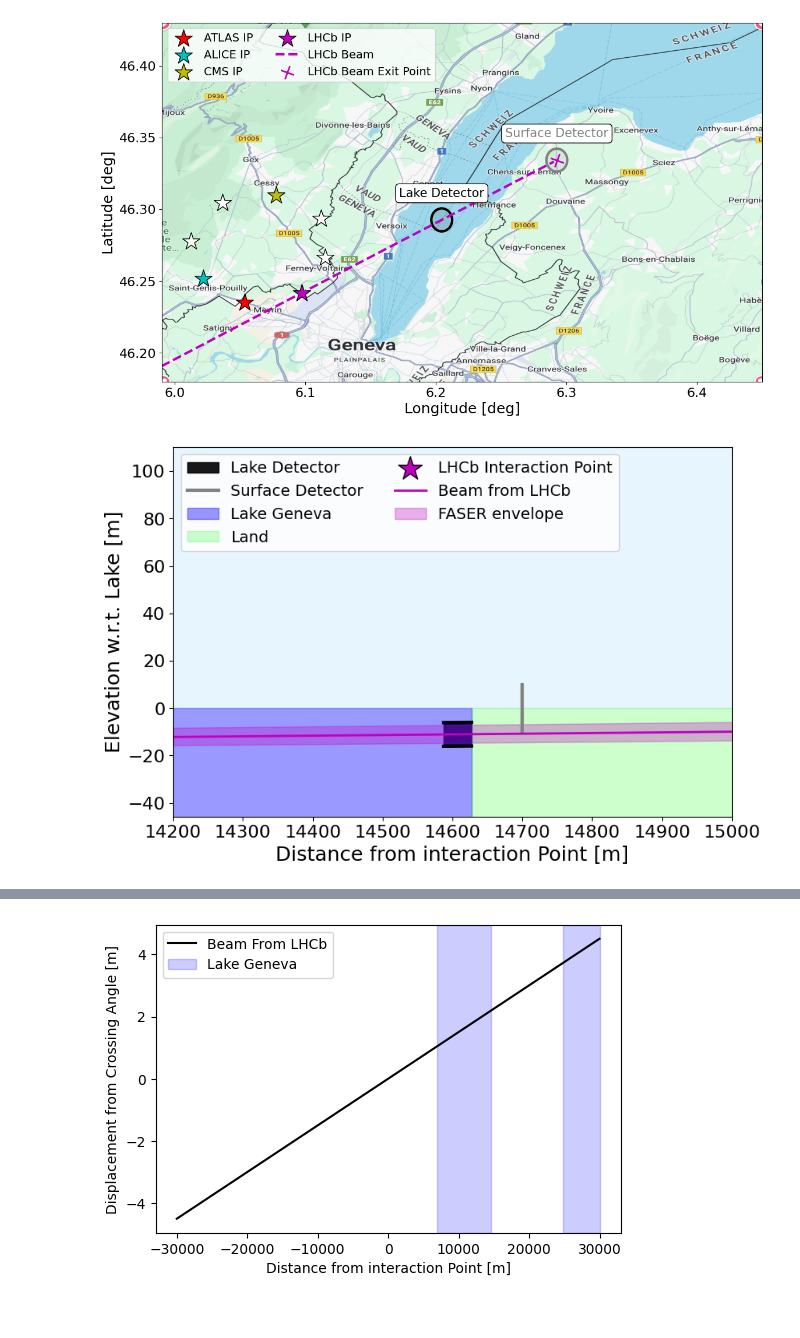
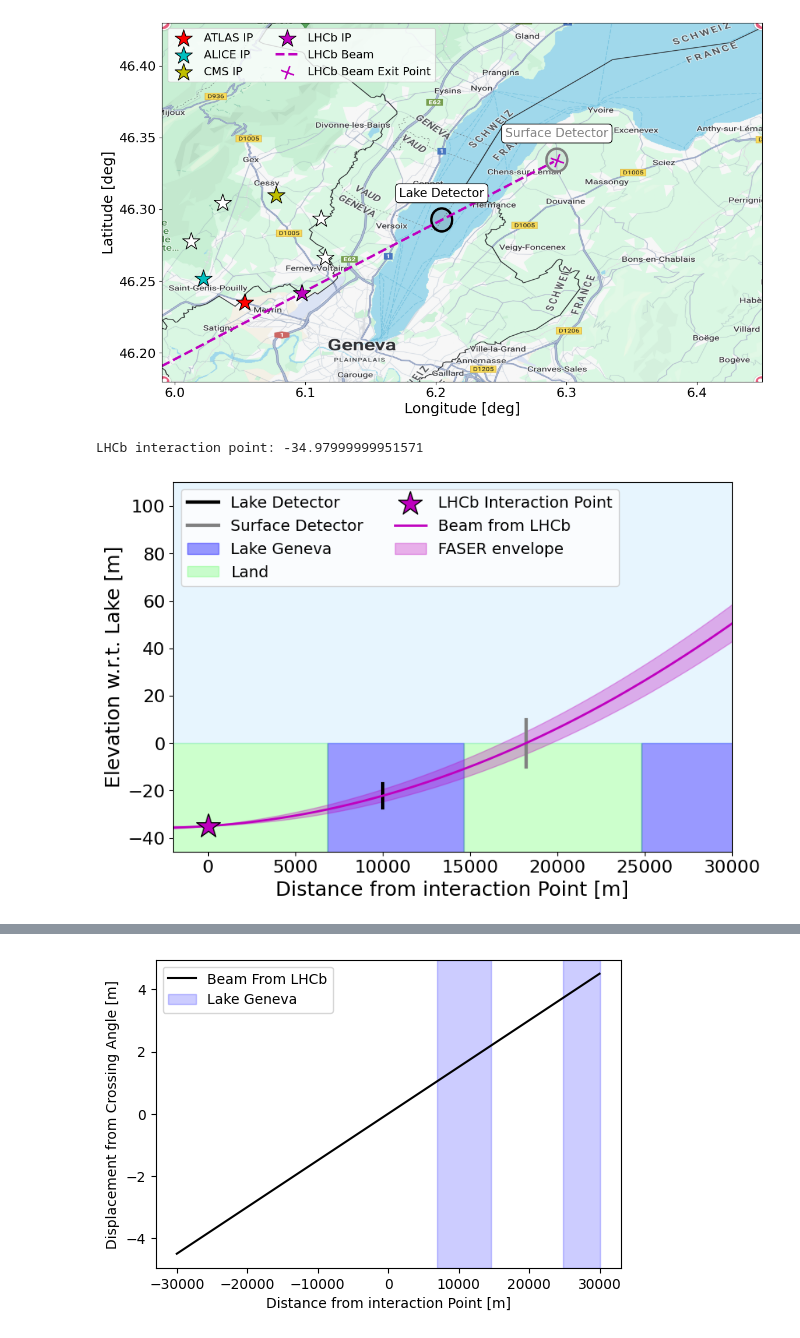
Before and after one commit to nickkamp1/Lake_Geneva_Neutrinos, a Jupyter notebook: Geometry.ipynb, the cells around one changed output, grey strips where cells are left out. Drawn from its saved outputs; the diff is of its cells as text; code cells hidden in the pictures.

```diff
--- a/Geometry.ipynb
+++ b/Geometry.ipynb
@@ -135,23 +135,24 @@ plt.show()
 # %%
 # elevation plot
 k = "LHCb"
 plot_tangent_elevation(LHC,
                       np.array(LHC_data.loc[k,['X','Y','Z']]),
                       np.array(LHC_data.loc[k,['CrossingOrientation','CrossingAngle']]),
                       limit=40000,
                       Lake_Crossings=Lake_Crossings[k],
                       IPlabel=k,
                       color="m",
-                      pipe_position=14602,
-                      panel_position=14700,
+                      #pipe_position=14602,
+                      #panel_position=14700,
                       )
-#plt.xlim(-2000,30000)
-plt.xlim(14200,15000)
+plt.xlim(-2000,30000)
+#plt.xlim(14200,15000)
 plt.gcf().patch.set_alpha(0.0)
 plt.savefig("Figures/Nu2024_Poster/ElevationDiagram_Correlated.pdf",dpi=100)
 plt.show()
 # %% [output]
+LHCb interaction point: -34.97999999951571
-[figure, old version]
+[figure, new version]
 # %%
 for k in ['LHCb','CMS','ATLAS','Point6']:
     plot_tangent_line(LHC,
```
Also changed, not shown: parts of 5 cells of this notebook, 1 other file.
